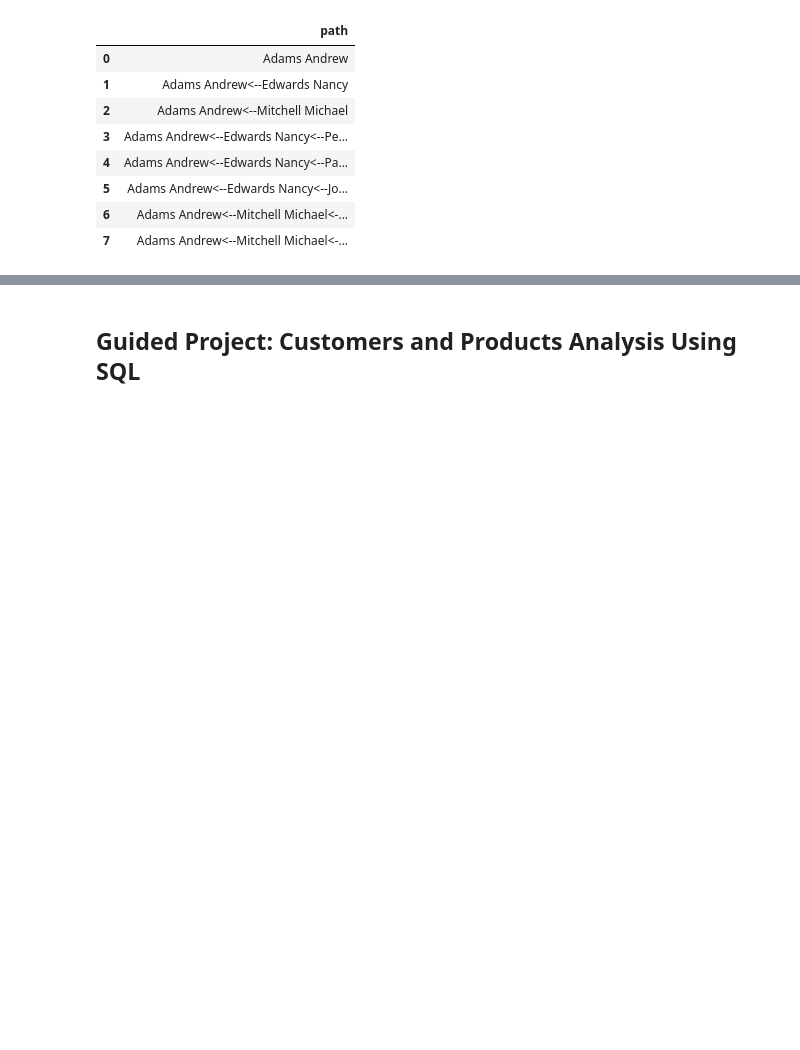
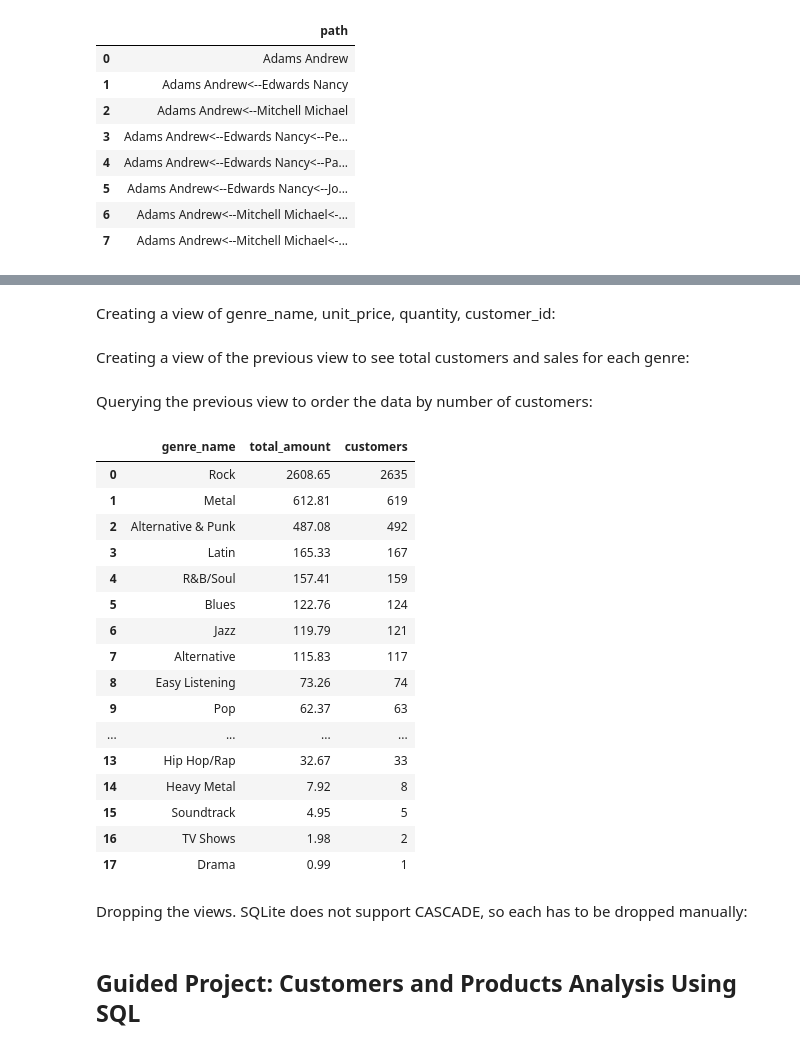
Before and after one commit to oxbbar/course-business-analyst-with-power-bi, a Jupyter notebook: part_2/p2-5-sql-subqueries.ipynb, the cells around one changed output, grey strips where cells are left out. Drawn from its saved outputs; the diff is of its cells as text; code cells hidden in the pictures; blank space fills up the shorter version.

```diff
--- a/part_2/p2-5-sql-subqueries.ipynb
+++ b/part_2/p2-5-sql-subqueries.ipynb
@@ -611,0 +775,2 @@ pd.read_sql_query(query,connection)
+# %% [markdown]
+Creating a view of genre_name, unit_price, quantity, customer_id:
@@ -611,0 +796,2 @@ pd.read_sql_query(query,connection)
+# %% [markdown]
+Creating a view of the previous view to see total customers and sales for each genre:
@@ -611,0 +815,35 @@ pd.read_sql_query(query,connection)
+# %% [markdown]
+Querying the previous view to order the data by number of customers:
+# %%
+query = """
+
+SELECT
+    *
+FROM
+    total_sales_customers
+ORDER BY
+    customers DESC;
+
+"""
+
+pd.read_sql(query,connection)
+# %% [output]
+|  | genre_name | total_amount | customers |
+| 0 | Rock | 2608.65 | 2635 |
+| 1 | Metal | 612.81 | 619 |
+| 2 | Alternative & Punk | 487.08 | 492 |
+| 3 | Latin | 165.33 | 167 |
+| 4 | R&B/Soul | 157.41 | 159 |
+| 5 | Blues | 122.76 | 124 |
+| 6 | Jazz | 119.79 | 121 |
+| 7 | Alternative | 115.83 | 117 |
+| 8 | Easy Listening | 73.26 | 74 |
+| 9 | Pop | 62.37 | 63 |
+| ... | ... | ... | ... |
+| 13 | Hip Hop/Rap | 32.67 | 33 |
+| 14 | Heavy Metal | 7.92 | 8 |
+| 15 | Soundtrack | 4.95 | 5 |
+| 16 | TV Shows | 1.98 | 2 |
+| 17 | Drama | 0.99 | 1 |
+# %% [markdown]
+Dropping the views. SQLite does not support CASCADE, so each has to be dropped manually:
```
Also changed, not shown: parts of 15 cells of this notebook, 3 other files.
